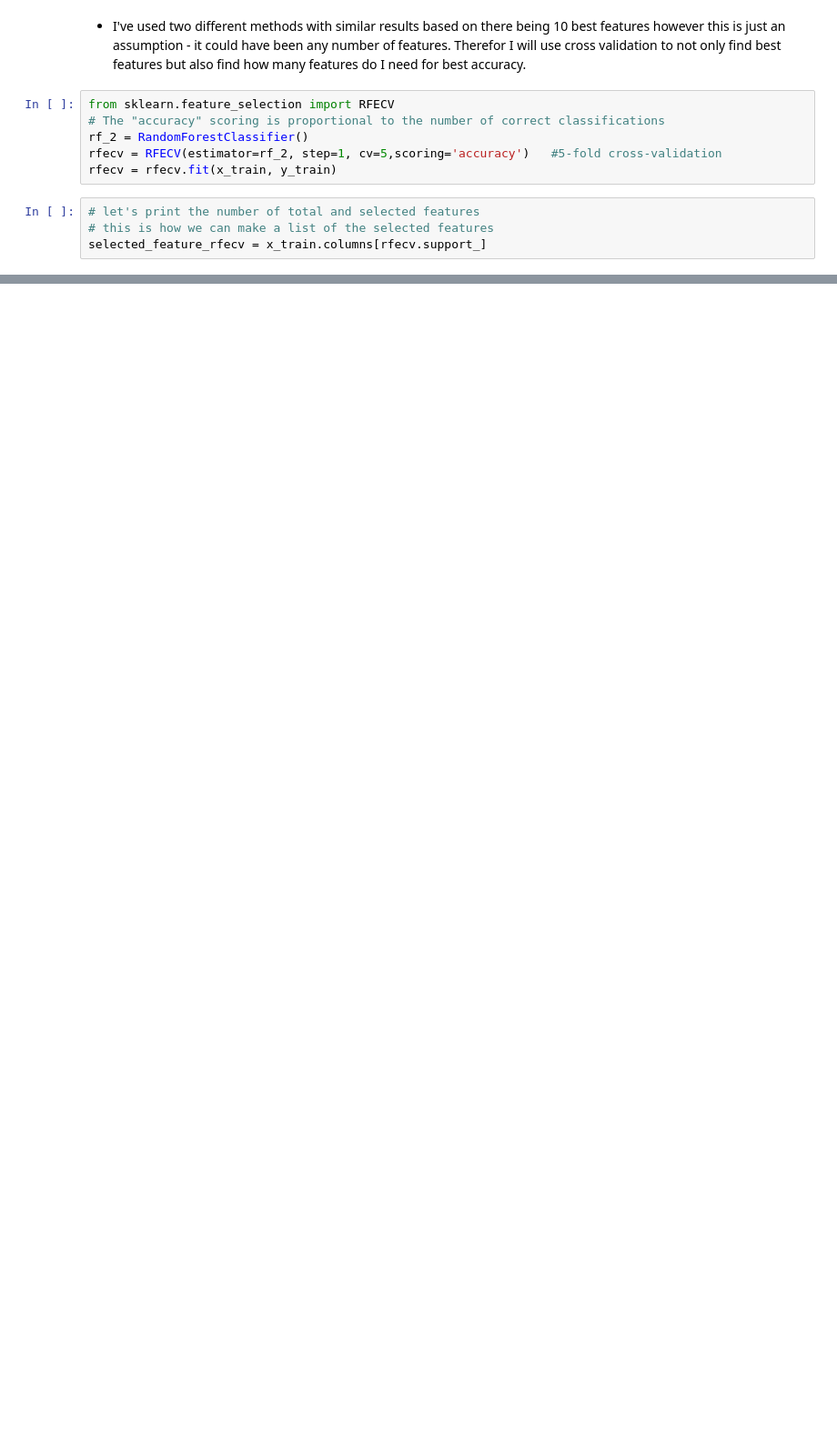
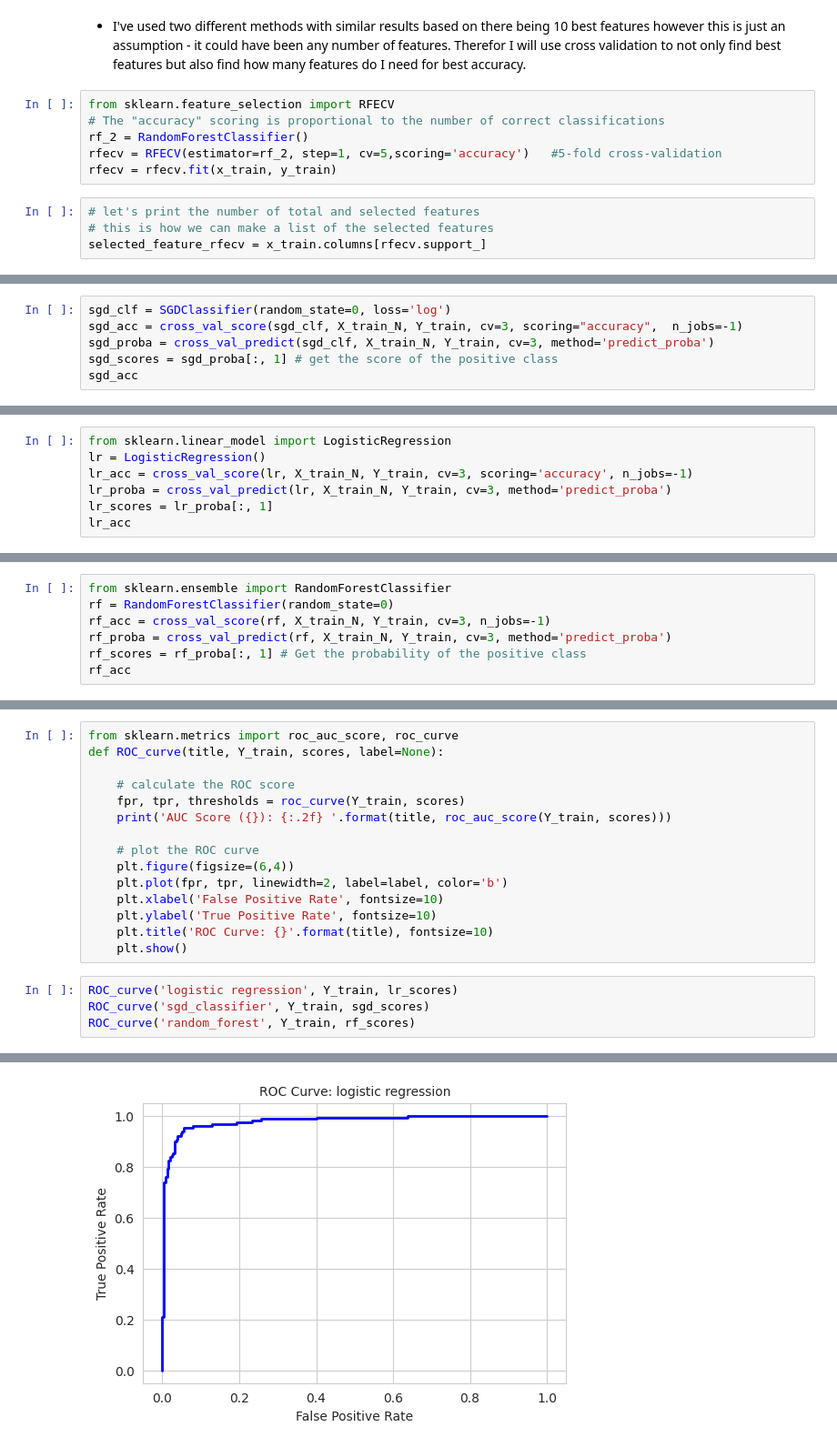
Before and after one commit to MSoD1/Programming-for-Data-Analysis-2, a Jupyter notebook: DataAnalysisP2a.ipynb, the cells around one changed output, grey strips where cells are left out. Shown at 91% size. Drawn from its saved outputs; the diff is of its cells as text; blank space fills up the shorter version.

```diff
--- a/DataAnalysisP2a.ipynb
+++ b/DataAnalysisP2a.ipynb
@@ -393,0 +467,6 @@ Best features by rfecv: Index(['radius_mean', 'texture_mean', 'compactness_mean'
+# %%
+sgd_clf = SGDClassifier(random_state=0, loss='log')
+sgd_acc = cross_val_score(sgd_clf, X_train_N, Y_train, cv=3, scoring="accuracy",  n_jobs=-1)
+sgd_proba = cross_val_predict(sgd_clf, X_train_N, Y_train, cv=3, method='predict_proba')
+sgd_scores = sgd_proba[:, 1] # get the score of the positive class
+sgd_acc
@@ -393,0 +477,7 @@ Best features by rfecv: Index(['radius_mean', 'texture_mean', 'compactness_mean'
+# %%
+from sklearn.linear_model import LogisticRegression
+lr = LogisticRegression()
+lr_acc = cross_val_score(lr, X_train_N, Y_train, cv=3, scoring='accuracy', n_jobs=-1)
+lr_proba = cross_val_predict(lr, X_train_N, Y_train, cv=3, method='predict_proba')
+lr_scores = lr_proba[:, 1]
+lr_acc
@@ -393,0 +488,7 @@ Best features by rfecv: Index(['radius_mean', 'texture_mean', 'compactness_mean'
+# %%
+from sklearn.ensemble import RandomForestClassifier
+rf = RandomForestClassifier(random_state=0)
+rf_acc = cross_val_score(rf, X_train_N, Y_train, cv=3, n_jobs=-1)
+rf_proba = cross_val_predict(rf, X_train_N, Y_train, cv=3, method='predict_proba')
+rf_scores = rf_proba[:, 1] # Get the probability of the positive class
+rf_acc
@@ -393,0 +508,20 @@ Best features by rfecv: Index(['radius_mean', 'texture_mean', 'compactness_mean'
+# %%
+from sklearn.metrics import roc_auc_score, roc_curve
+def ROC_curve(title, Y_train, scores, label=None):
+
+    # calculate the ROC score
+    fpr, tpr, thresholds = roc_curve(Y_train, scores)
+    print('AUC Score ({}): {:.2f} '.format(title, roc_auc_score(Y_train, scores)))
+
+    # plot the ROC curve
+    plt.figure(figsize=(6,4))
+    plt.plot(fpr, tpr, linewidth=2, label=label, color='b')
+    plt.xlabel('False Positive Rate', fontsize=10)
+    plt.ylabel('True Positive Rate', fontsize=10)
+    plt.title('ROC Curve: {}'.format(title), fontsize=10)
+    plt.show()
+# %%
+ROC_curve('logistic regression', Y_train, lr_scores)
+ROC_curve('sgd_classifier', Y_train, sgd_scores)
+ROC_curve('random_forest', Y_train, rf_scores)
+# %% [output]
@@ -393,0 +529 @@ Best features by rfecv: Index(['radius_mean', 'texture_mean', 'compactness_mean'
+[figure, added]
```
Also changed, not shown: parts of 88 cells of this notebook.
